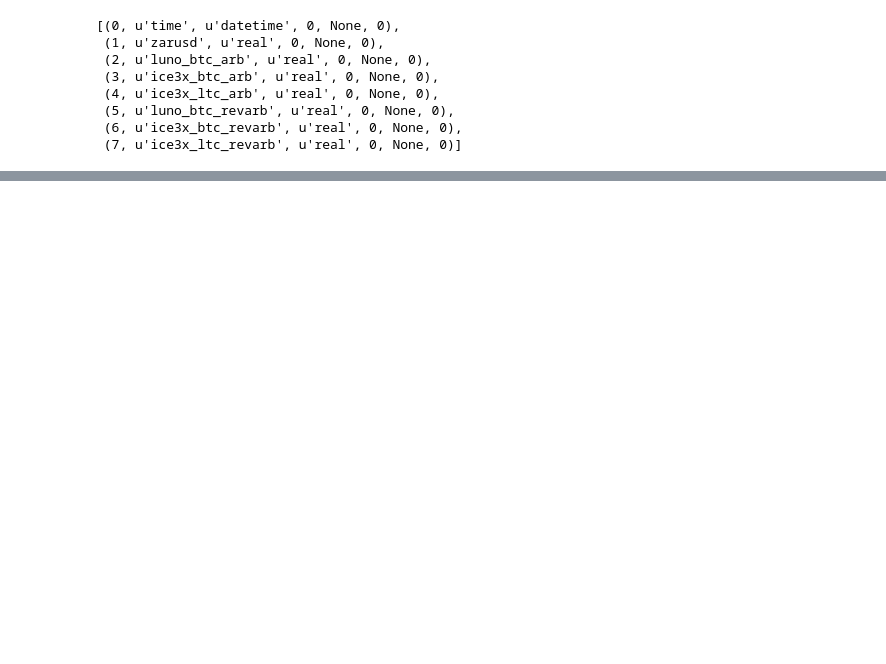
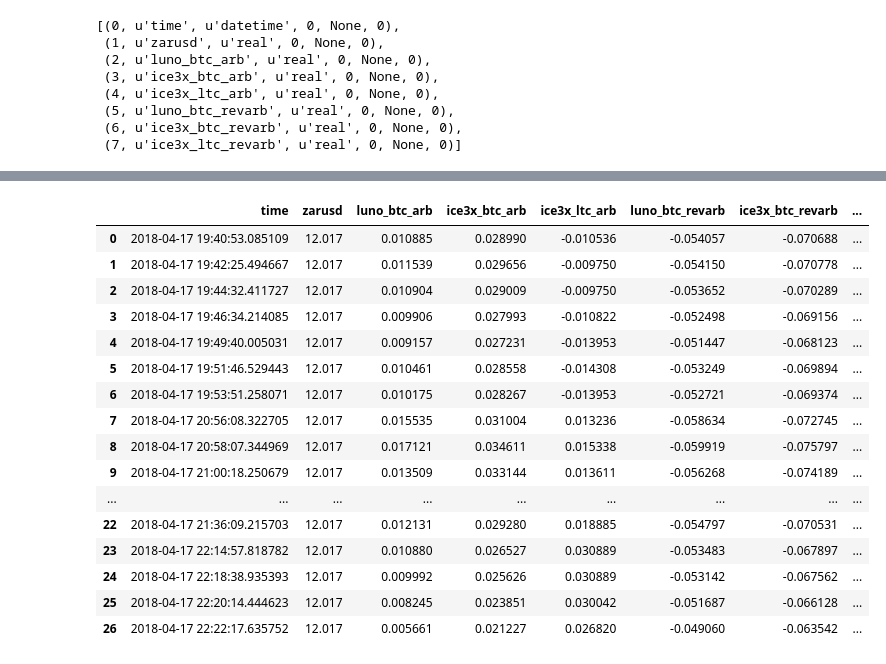
Before and after one commit to CBChurch/PyBot, a Jupyter notebook: SQLite_Investigation.ipynb, the cells around one changed output, grey strips where cells are left out. Cells and saved outputs as stored; diff of their text form; code cells hidden in the pictures; blank space fills up the shorter version.

```diff
--- a/SQLite_Investigation.ipynb
+++ b/SQLite_Investigation.ipynb
@@ -50,0 +83,20 @@ data[0][5:]
+# %%
+df
+# %% [output]
+|  | time | zarusd | luno_btc_arb | ice3x_btc_arb | ice3x_ltc_arb | luno_btc_revarb | ice3x_btc_revarb | ... |
+| 0 | 2018-04-17 19:40:53.085109 | 12.017 | 0.010885 | 0.028990 | -0.010536 | -0.054057 | -0.070688 | ... |
+| 1 | 2018-04-17 19:42:25.494667 | 12.017 | 0.011539 | 0.029656 | -0.009750 | -0.054150 | -0.070778 | ... |
+| 2 | 2018-04-17 19:44:32.411727 | 12.017 | 0.010904 | 0.029009 | -0.009750 | -0.053652 | -0.070289 | ... |
+| 3 | 2018-04-17 19:46:34.214085 | 12.017 | 0.009906 | 0.027993 | -0.010822 | -0.052498 | -0.069156 | ... |
+| 4 | 2018-04-17 19:49:40.005031 | 12.017 | 0.009157 | 0.027231 | -0.013953 | -0.051447 | -0.068123 | ... |
+| 5 | 2018-04-17 19:51:46.529443 | 12.017 | 0.010461 | 0.028558 | -0.014308 | -0.053249 | -0.069894 | ... |
+| 6 | 2018-04-17 19:53:51.258071 | 12.017 | 0.010175 | 0.028267 | -0.013953 | -0.052721 | -0.069374 | ... |
+| 7 | 2018-04-17 20:56:08.322705 | 12.017 | 0.015535 | 0.031004 | 0.013236 | -0.058634 | -0.072745 | ... |
+| 8 | 2018-04-17 20:58:07.344969 | 12.017 | 0.017121 | 0.034611 | 0.015338 | -0.059919 | -0.075797 | ... |
+| 9 | 2018-04-17 21:00:18.250679 | 12.017 | 0.013509 | 0.033144 | 0.013611 | -0.056268 | -0.074189 | ... |
+| ... | ... | ... | ... | ... | ... | ... | ... | ... |
+| 22 | 2018-04-17 21:36:09.215703 | 12.017 | 0.012131 | 0.029280 | 0.018885 | -0.054797 | -0.070531 | ... |
+| 23 | 2018-04-17 22:14:57.818782 | 12.017 | 0.010880 | 0.026527 | 0.030889 | -0.053483 | -0.067897 | ... |
+| 24 | 2018-04-17 22:18:38.935393 | 12.017 | 0.009992 | 0.025626 | 0.030889 | -0.053142 | -0.067562 | ... |
+| 25 | 2018-04-17 22:20:14.444623 | 12.017 | 0.008245 | 0.023851 | 0.030042 | -0.051687 | -0.066128 | ... |
+| 26 | 2018-04-17 22:22:17.635752 | 12.017 | 0.005661 | 0.021227 | 0.026820 | -0.049060 | -0.063542 | ... |
```
Also changed, not shown: parts of 8 cells of this notebook, 8 other files.
